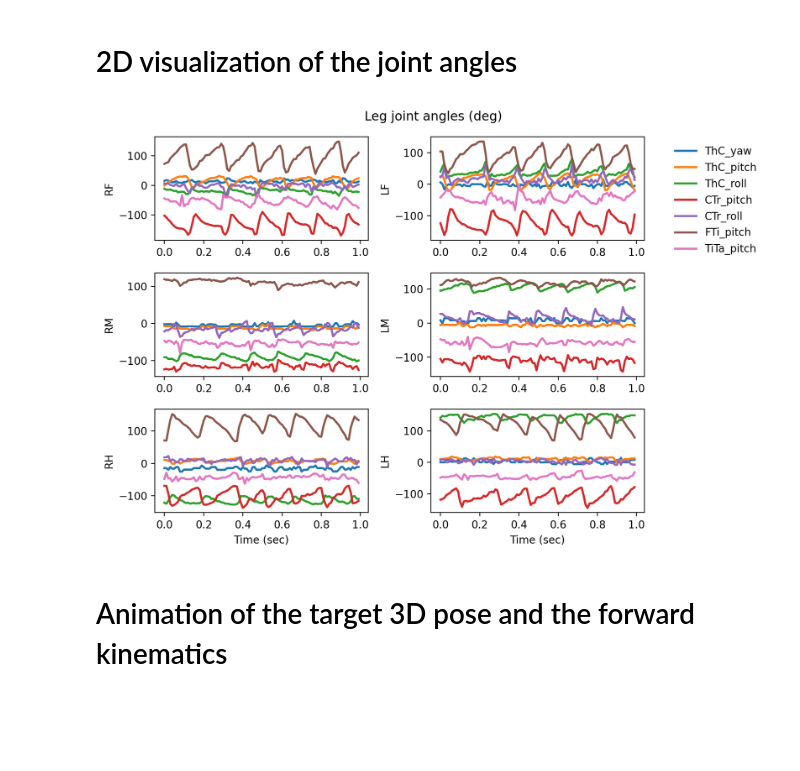
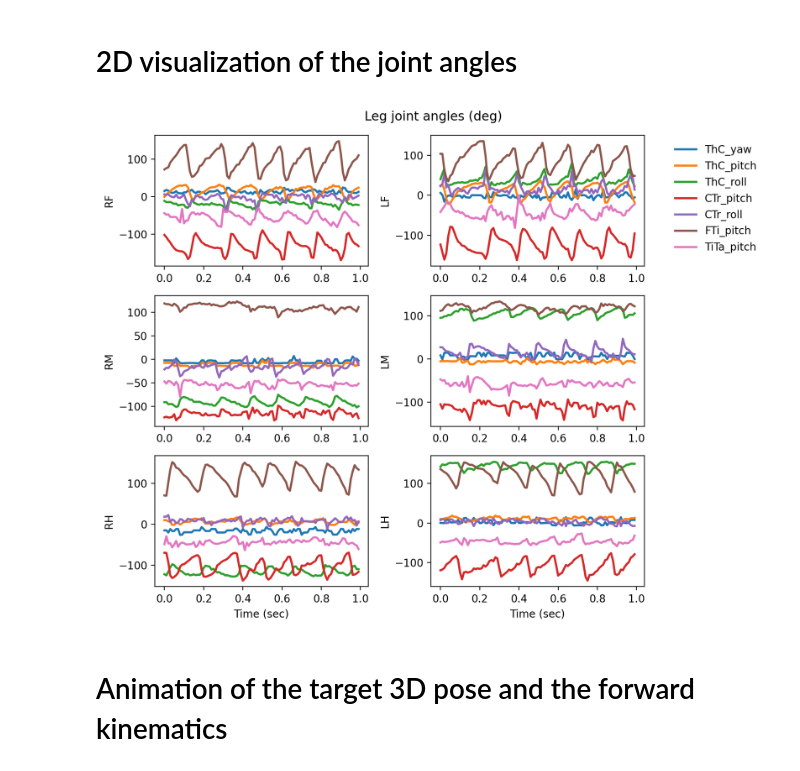
Before and after one commit to NeLy-EPFL/sequential-inverse-kinematics, a Jupyter notebook: examples/seqikpy_locomotion.ipynb, the cells around one changed output. Drawn from its saved outputs; the diff is of its cells as text; code cells hidden in the pictures; blank space fills up the shorter version.

```diff
--- a/examples/seqikpy_locomotion.ipynb
+++ b/examples/seqikpy_locomotion.ipynb
@@ -250,35 +250,35 @@ leg_joint_angles, forward_kinematics = class_seq_ik.run_ik_and_fk(
 # 2D visualization of the joint angles
 # %%
 # Let's plot the joint angles for all six legs
-fig, axs = plt.subplots(3, 2, figsize=(9, 6), dpi=200)
+fig, axs = plt.subplots(3, 2, figsize=(9, 7), dpi=200)
 
 axs = axs.flatten()
 for angle_name in leg_joint_angle_names:
     for i, leg_name in enumerate(["RF", "LF", "RM", "LM", "RH", "LH"]):
         axs[i].plot(
             np.rad2deg(leg_joint_angles[f"Angle_{leg_name}_{angle_name}"]),
             label=angle_name,
             lw=2,
         )
         axs[i].set_ylabel(leg_name)
 
 time_step = 1e-2
 for ax in axs:
     ax.set_xticklabels(np.array(ax.get_xticks() * time_step, dtype='f'))
 
 
 axs[-1].set_xlabel("Time (sec)")
 axs[-2].set_xlabel("Time (sec)")
 
 axs[1].legend(bbox_to_anchor=(1.1, 1), frameon=False)
 
 plt.suptitle("Leg joint angles (deg)")
 plt.tight_layout()
 
 # fig.savefig("../results/alljoints_follow_ikpy_left.png", bbox_inches="tight")
 plt.show()
 # %% [output]
-[figure, old version]
+[figure, new version]
 # %% [markdown]
 # Animation of the target 3D pose and the forward kinematics
 # %%
```
Also changed, not shown: parts of 3 cells of this notebook, 6 other files.
